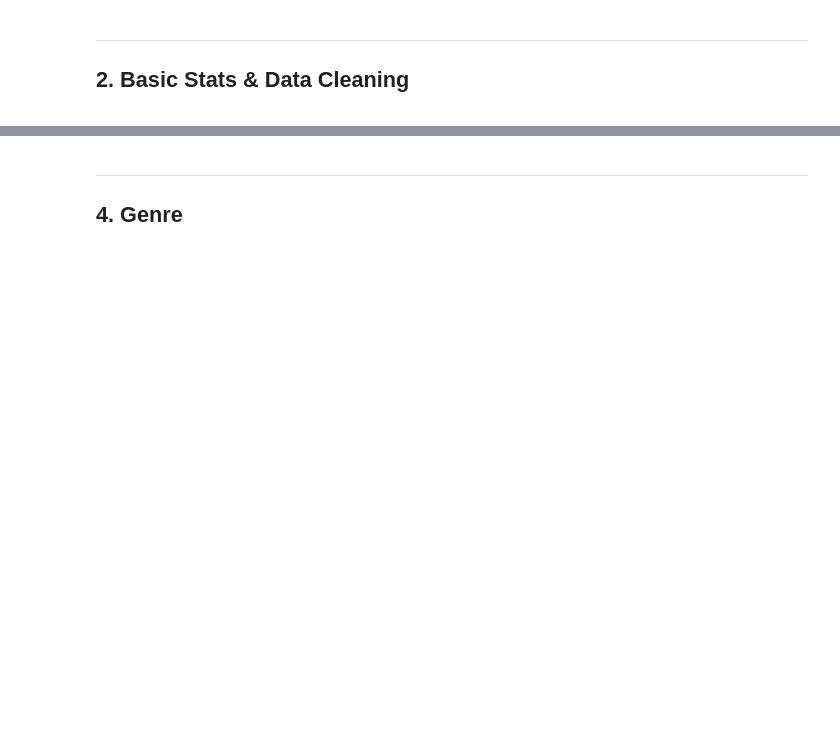
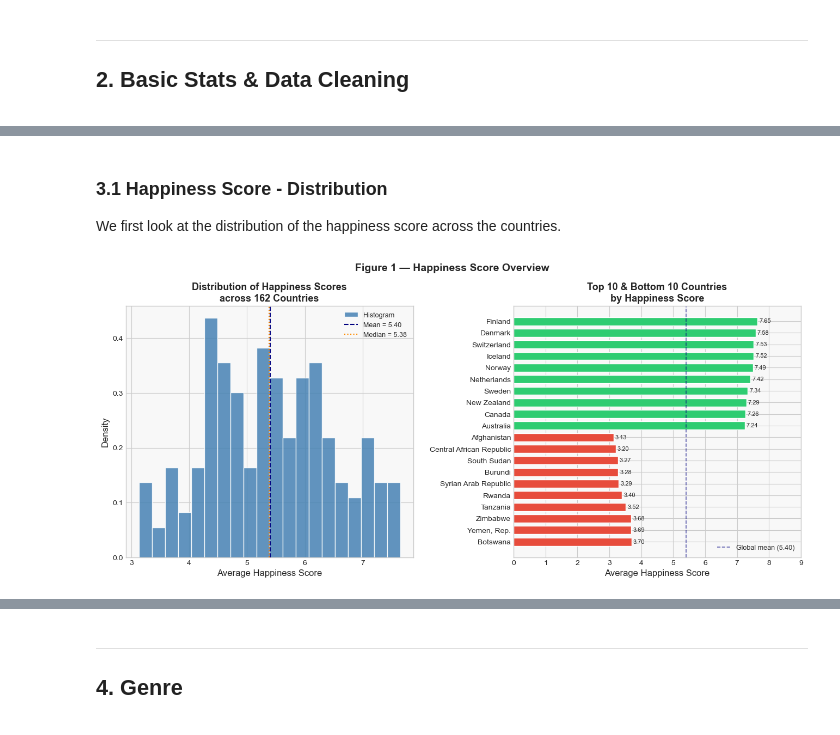
Before and after one commit to fridapfrandsen/FinalProject_SocialDataAnalysis, a Jupyter notebook: ExplainerNotebook.ipynb, the cells around one changed output, grey strips where cells are left out. Saved outputs shown, nothing was run; the diff lists cells and outputs as text; code cells hidden in the pictures; blank space fills up the shorter version.

```diff
--- a/ExplainerNotebook.ipynb
+++ b/ExplainerNotebook.ipynb
@@ -89,0 +245,19 @@ Beskriv og dokumentér jeres valg i forbindelse med datarensning og -forberedels
+# %%
+df_combined = pd.merge(df_happiness_avg, df_population, on='Country', how='inner')
+
+df_combined['Pop_2022']       = df_combined['2022']
+df_combined['Pop_1980']       = df_combined['1980']
+df_combined['Pop_growth_pct'] = ((df_combined['2022'] - df_combined['1980']) / df_combined['1980'] * 100).round(2)
+df_combined['Log_Pop_2022']   = np.log10(df_combined['2022']).round(4)
+
+# Normalise a couple of inconsistent region names
+region_remap = {
+    'Southern Asia': 'South Asia',
+    'Middle East and Northern Africa': 'Middle East and North Africa',
+}
+df_combined['Region']      = df_combined['Region'].replace(region_remap)
+df_happiness_avg['Region'] = df_happiness_avg['Region'].replace(region_remap)
+
+
+print(f"Shape: {df_combined.shape}  →  {df_combined['Country'].nunique()} countries")
+df_combined[['Country', 'Region', 'Happiness Score', 'Pop_2022', 'Pop_growth_pct', 'Log_Pop_2022']].head(8)
@@ -113,0 +325,46 @@ Beskriv den analyse I har foretaget, og hvad I har lært om datasættet. Struktu
+# %% [markdown]
+### 3.1 Happiness Score - Distribution
+
+We first look at the distribution of the happiness score across the countries.
+# %%
+fig = plt.figure(figsize=(16, 6))
+gs  = gridspec.GridSpec(1, 2, figure=fig, wspace=0.35)
+
+ax1   = fig.add_subplot(gs[0])
+scores = df_happiness_avg['Happiness Score'].dropna()
+ax1.hist(scores, bins=20, color='steelblue', edgecolor='white', alpha=0.85,
+         density=True, label='Histogram')
+ax1.axvline(scores.mean(),   color='navy',       lw=1.5, ls='--',
+            label=f'Mean = {scores.mean():.2f}')
+ax1.axvline(scores.median(), color='darkorange',  lw=1.5, ls=':',
+            label=f'Median = {scores.median():.2f}')
+ax1.set_xlabel('Average Happiness Score', fontsize=12)
+ax1.set_ylabel('Density', fontsize=12)
+ax1.set_title('Distribution of Happiness Scores\nacross 162 Countries',
+              fontsize=13, fontweight='bold')
+ax1.legend(fontsize=9)
+
+ax2      = fig.add_subplot(gs[1])
+df_top   = df_happiness_avg.nlargest(10, 'Happiness Score')[['Country', 'Happiness Score']]
+df_bot   = df_happiness_avg.nsmallest(10, 'Happiness Score')[['Country', 'Happiness Score']]
+df_bars  = pd.concat([df_top, df_bot]).reset_index(drop=True)
+bar_cols = ['#2ecc71'] * 10 + ['#e74c3c'] * 10
+ax2.barh(df_bars['Country'], df_bars['Happiness Score'],
+         color=bar_cols, edgecolor='white', height=0.7)
+ax2.axvline(scores.mean(), color='navy', lw=1.2, ls='--', alpha=0.6,
+            label=f"Global mean ({scores.mean():.2f})")
+for i, (_, row) in enumerate(df_bars.iterrows()):
+    ax2.text(row['Happiness Score'] + 0.05, i, f"{row['Happiness Score']:.2f}",
+             va='center', fontsize=8)
+ax2.invert_yaxis()
+ax2.set_xlim(0, 9)
+ax2.set_xlabel('Average Happiness Score', fontsize=12)
+ax2.set_title('Top 10 & Bottom 10 Countries\nby Happiness Score',
+              fontsize=13, fontweight='bold')
+ax2.legend(fontsize=9)
+
+plt.suptitle('Figure 1 — Happiness Score Overview', fontsize=14, fontweight='bold', y=1.01)
+plt.tight_layout()
+plt.show()
+# %% [output]
+[figure, added]
```
Also changed, not shown: parts of 49 cells of this notebook, 2 other files.
